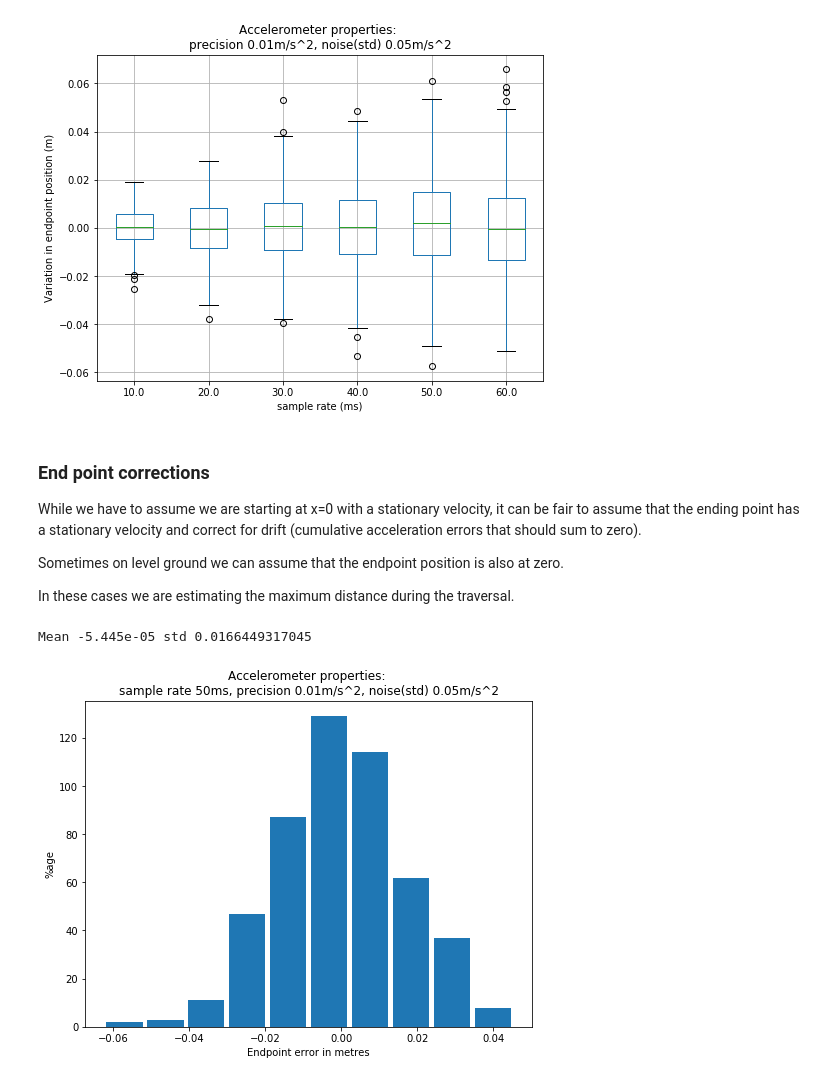
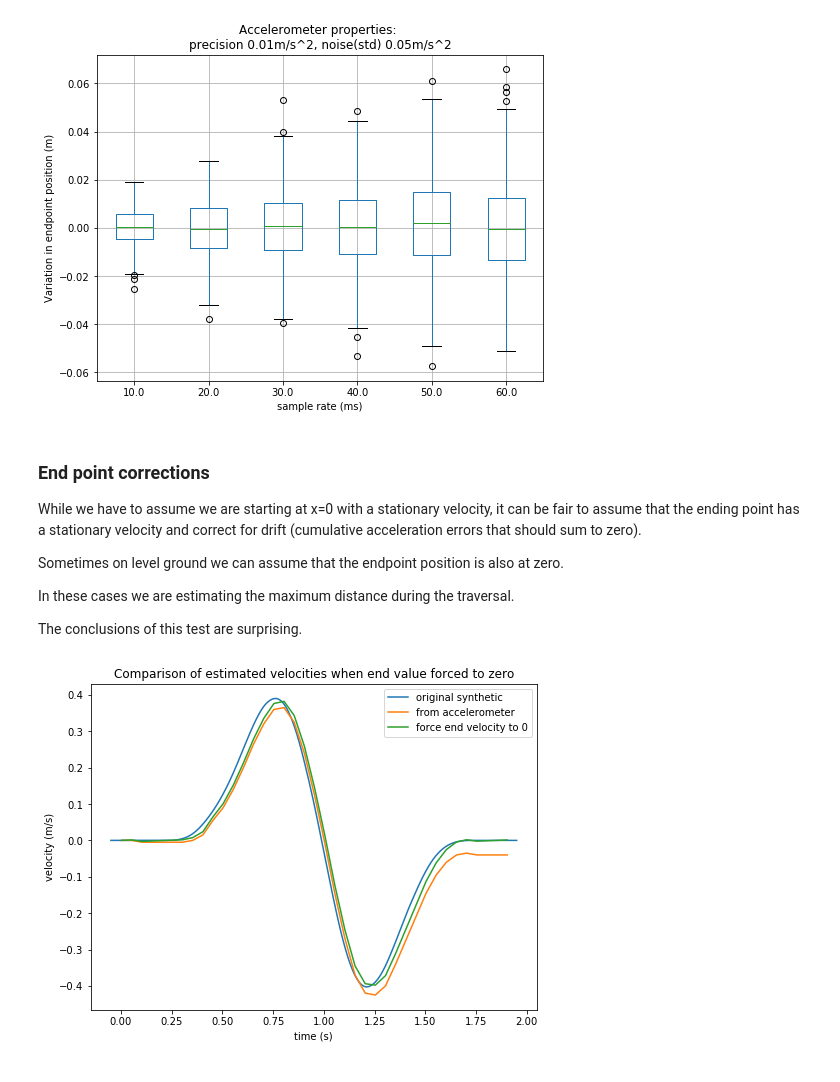
Before and after one commit to BeckaLawson/FootClearanceEstimation, a Jupyter notebook: notebooks/GenerateSimulateMotion.ipynb, the cells around one changed output. Drawn from its saved outputs; the diff is of its cells as text; code cells hidden in the pictures.

Commit message:
finish the zero correction

```diff
--- a/notebooks/GenerateSimulateMotion.ipynb
+++ b/notebooks/GenerateSimulateMotion.ipynb
@@ -190,6 +191,7 @@ None
 [figure]
 # %% [markdown]
 ### End point corrections
+
 While we have to assume we are starting at x=0 with a stationary
 velocity, it can be fair to assume that the ending point
 has a stationary velocity and correct for drift (cumulative
@@ -200,3 +202,5 @@ endpoint position is also at zero.
 
 In these cases we are estimating the maximum distance
 during the traversal.
+
+The conclusions of this test are surprising.
@@ -205,23 +207,28 @@ during the traversal.
-# %%
-plt.figure(figsize=(8,6), facecolor="white")
-subsamplerate = 500
-noisestd = 0.05
-precision = 0.01
-def getxends(subsamplerate, noisestd, precision, nsamples):
-    xends = [ ]
-    for startsample in numpy.random.uniform(0, subsamplerate, nsamples):
-        sacc = samplecurve(subsamplerate=subsamplerate, startsample=int(startsample), noisestd=noisestd, precision=precision)
-        sacc["v"] = (sacc.a*sacc.t.diff().shift(-1)).cumsum()
-        sacc["x"] = (sacc.v*sacc.t.diff().shift(-1)).cumsum()
-        xends.append(sacc.x.iloc[-2])
-    return numpy.array(xends)
-
-xends = getxends(subsamplerate, noisestd, precision, 500)
-plt.hist(xends, rwidth=0.9)
-plt.title("Accelerometer properties: \nsample rate %dms, precision %.02fm/s^2, noise(std) %0.02fm/s^2" % (int(0.1*subsamplerate), precision, noisestd))
-plt.ylabel("%age")
-plt.xlabel("Endpoint error in metres");
-print("Mean", xends.mean(), "std", xends.std())
-# %% [output]
-Mean -5.445e-05 std 0.0166449317045
-[figure, removed]
+# %%
+# Now consider the same data but with many different
+# sampling phases with sensor noise added
+subsamplerate = 500
+noisestd = 0.05
+precision = 0.1
+startsample = 33
+sacc = samplecurve(subsamplerate=subsamplerate, startsample=startsample, noisestd=noisestd, precision=precision)
+# %%
+plt.figure(figsize=(8,6), facecolor="white")
+
+vend = sacc["v"].iloc[-3]  # avoid the nans
+tend = sacc["t"].iloc[-3]
+sacc["v"] = (sacc.a*sacc.t.diff().shift(-1)).cumsum()
+sacc["x"] = (sacc.v*sacc.t.diff().shift(-1)).cumsum()
+sacc["vfixed"] = sacc["v"] - vend*(sacc["t"]/tend)
+
+plt.plot(px.t-0.05, px.v, label="original synthetic")
+plt.plot(sacc.t, sacc.v, label="from accelerometer")
+plt.plot(sacc.t, sacc.vfixed, label="force end velocity to 0")
+
+plt.title("Comparison of estimated velocities when end value forced to zero")
+plt.xlabel("time (s)")
+plt.ylabel("velocity (m/s)")
+plt.legend()
+None
+# %% [output]
+[figure, added]
```
Also changed, not shown: parts of 7 cells of this notebook.
